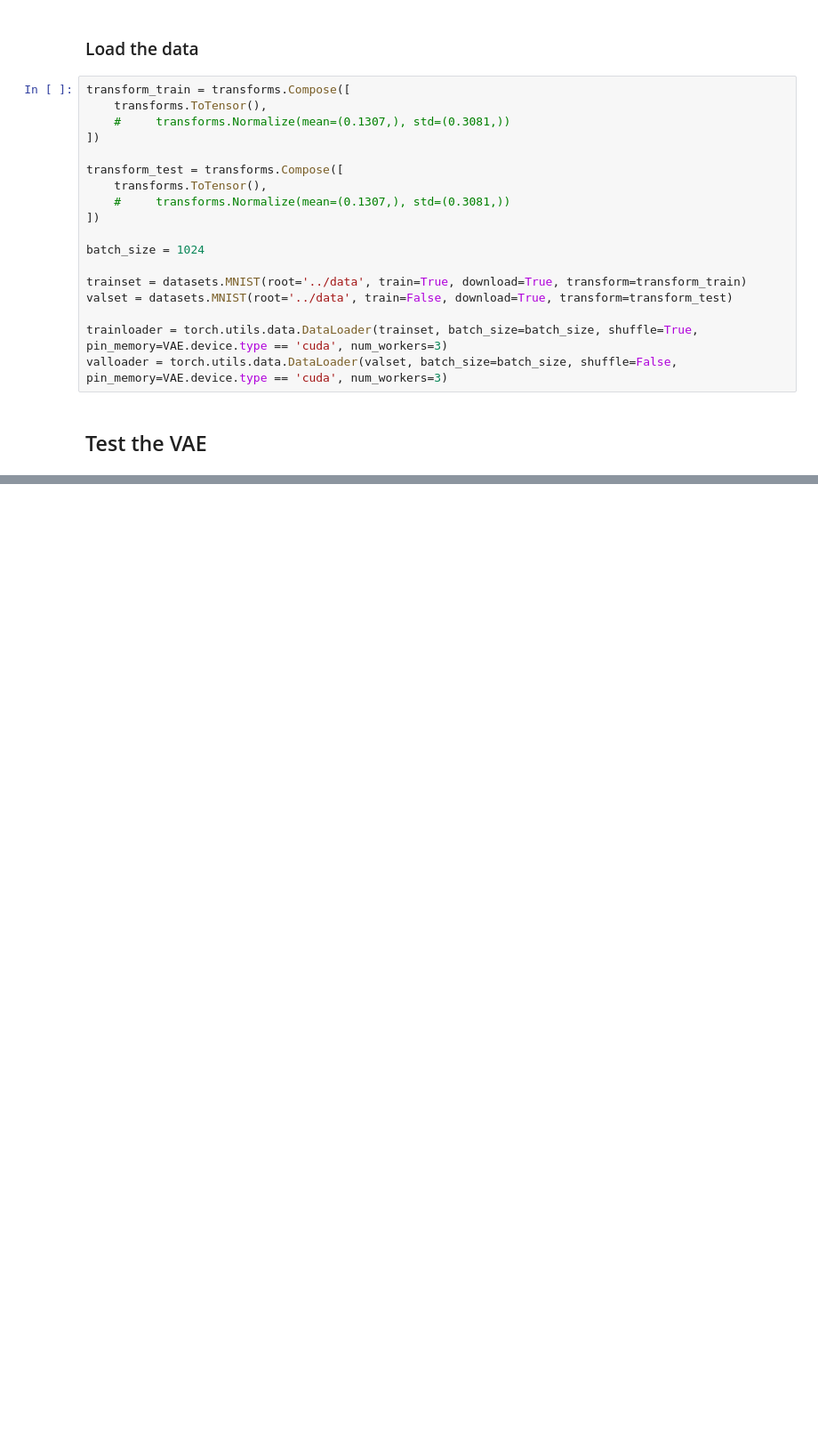
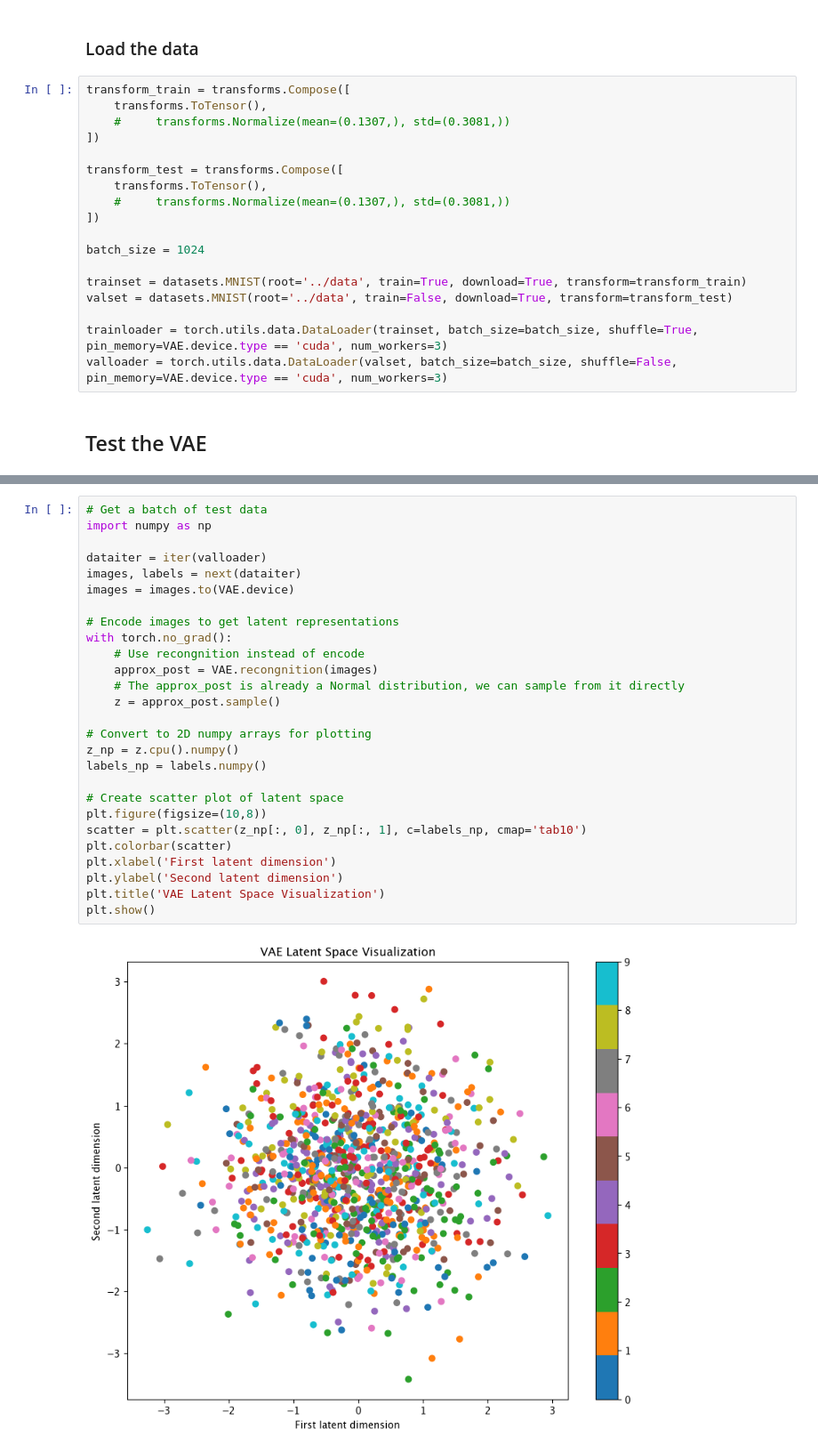
Before and after one commit to confinlay/Bayesian-CE, a Jupyter notebook: my-experiments/test-VAE.ipynb, the cells around one changed output, grey strips where cells are left out. Shown at 89% size. Saved outputs shown, nothing was run; the diff lists cells and outputs as text; blank space fills up the shorter version.

```diff
--- a/my-experiments/test-VAE.ipynb
+++ b/my-experiments/test-VAE.ipynb
@@ -117,0 +119,29 @@ Test set VLB: -94.3863
+# %%
+# Get a batch of test data
+import numpy as np
+
+dataiter = iter(valloader)
+images, labels = next(dataiter)
+images = images.to(VAE.device)
+
+# Encode images to get latent representations
+with torch.no_grad():
+    # Use recongnition instead of encode
+    approx_post = VAE.recongnition(images)
+    # The approx_post is already a Normal distribution, we can sample from it directly
+    z = approx_post.sample()
+
+# Convert to 2D numpy arrays for plotting
+z_np = z.cpu().numpy()
+labels_np = labels.numpy()
+
+# Create scatter plot of latent space
+plt.figure(figsize=(10,8))
+scatter = plt.scatter(z_np[:, 0], z_np[:, 1], c=labels_np, cmap='tab10')
+plt.colorbar(scatter)
+plt.xlabel('First latent dimension')
+plt.ylabel('Second latent dimension')
+plt.title('VAE Latent Space Visualization')
+plt.show()
+# %% [output]
+[figure, added]
```
Also changed, not shown: parts of 5 cells of this notebook.
